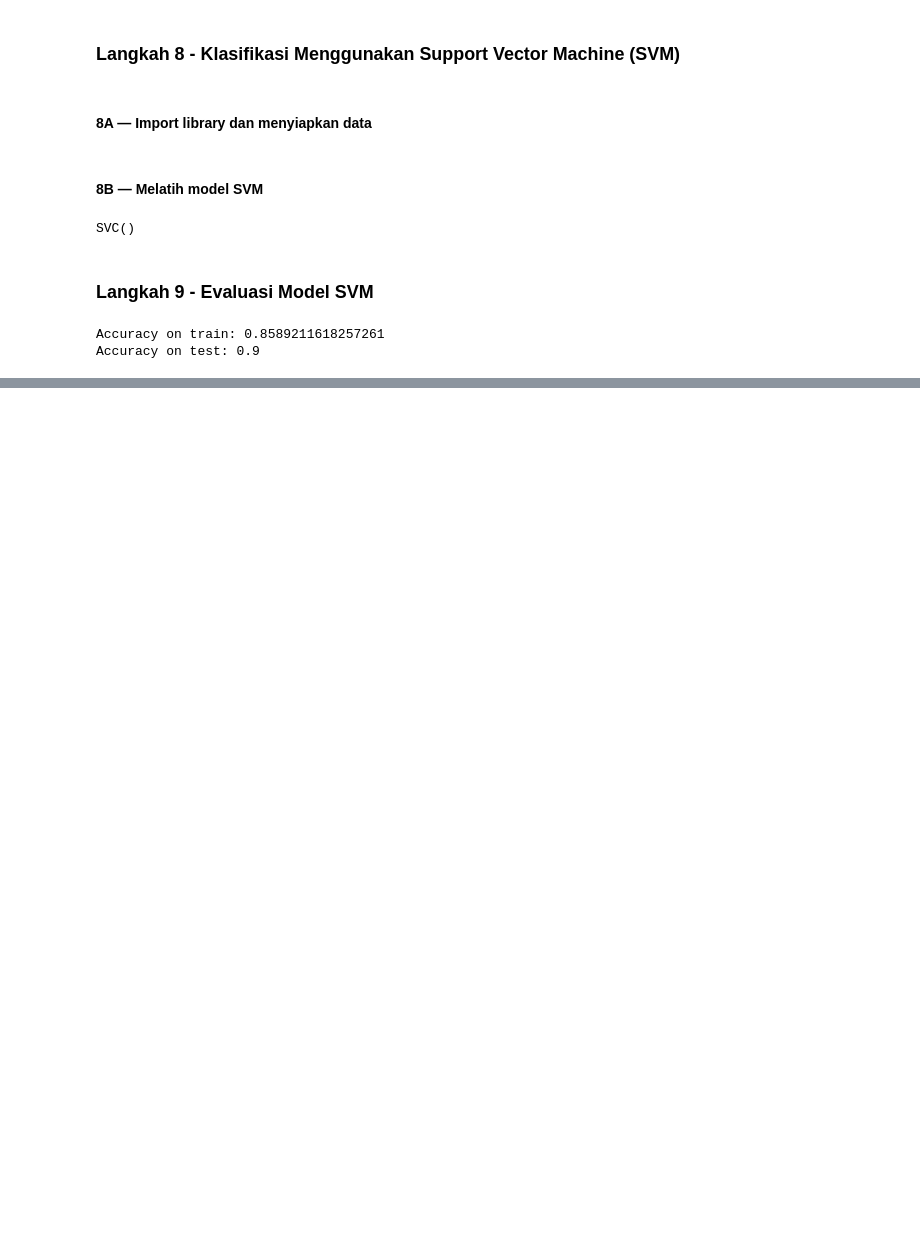
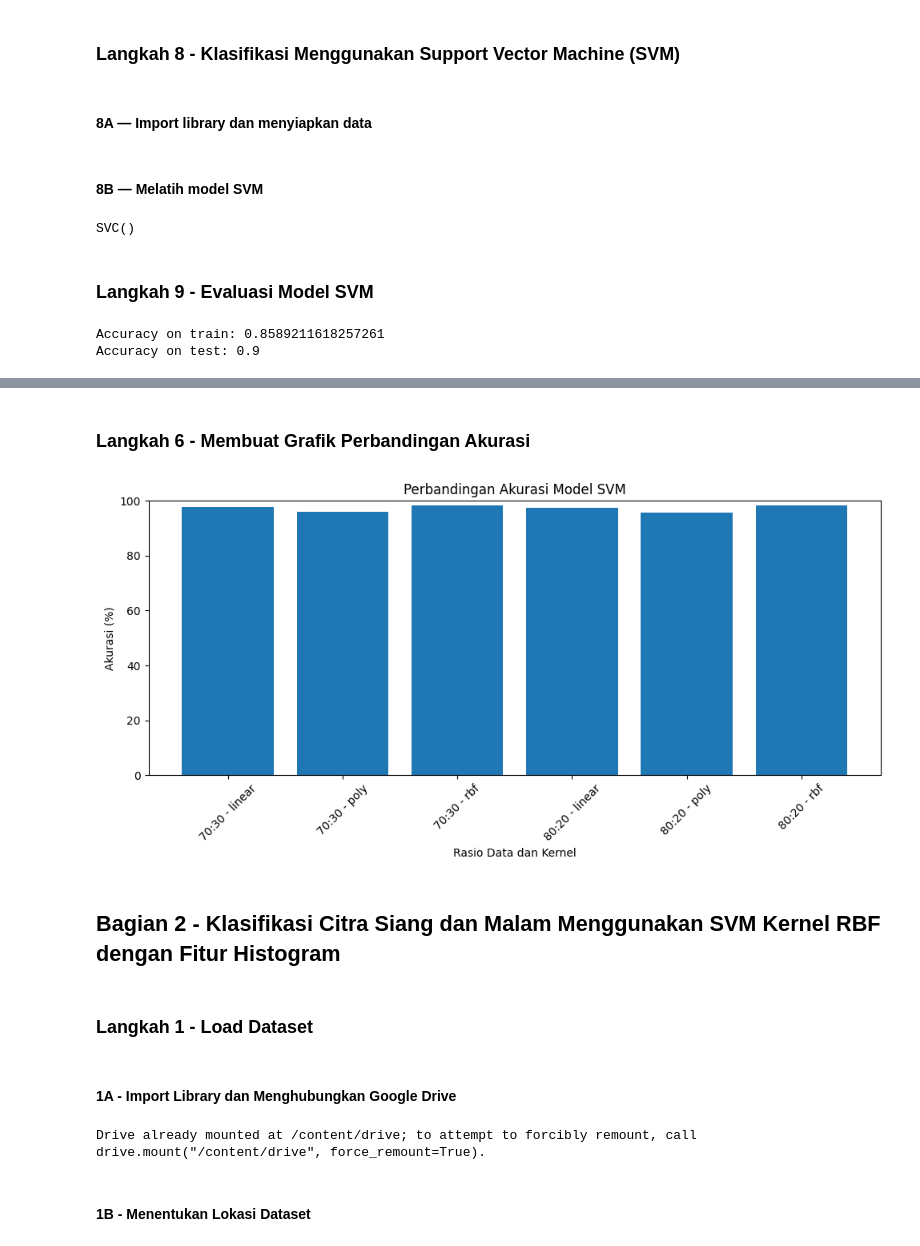
Before and after one commit to nurilhuda05/Pembelajaran_Mesin_2026, a Jupyter notebook: TG11_244107020004_Muhammad_Nuril_Huda.ipynb, the cells around one changed output, grey strips where cells are left out. Saved outputs shown, nothing was run; the diff lists cells and outputs as text; code cells hidden in the pictures; blank space fills up the shorter version.

```diff
--- a/TG11_244107020004_Muhammad_Nuril_Huda.ipynb
+++ b/TG11_244107020004_Muhammad_Nuril_Huda.ipynb
@@ -1130,0 +1137,10 @@ Accuracy on test: 0.9
+# %%
+import pandas as pd
+from google.colab import drive
+drive.mount('/content/drive')
+
+
+df = pd.read_csv(
+    '/content/drive/MyDrive/Semester 5/Pembelajaran Mesin/Data/voice.csv')
+
+df.head()
@@ -1130,0 +1330,47 @@ Accuracy on test: 0.9
+# %% [markdown]
+### **Langkah 6 - Membuat Grafik Perbandingan Akurasi**
+# %%
+import matplotlib.pyplot as plt
+
+# Membuat label untuk setiap model
+label_model = (
+    df_hasil['Rasio Data'] + ' - ' + df_hasil['Kernel']
+)
+
+
+plt.figure(figsize=(10, 5))
+plt.bar(label_model, df_hasil['Akurasi (%)'])
+
+
+plt.title('Perbandingan Akurasi Model SVM')
+plt.xlabel('Rasio Data dan Kernel')
+plt.ylabel('Akurasi (%)')
+
+plt.ylim(0, 100)
+plt.xticks(rotation=45)
+plt.tight_layout()
+
+
+plt.show()
+# %% [output]
+[figure, added]
+# %% [markdown]
+## **Bagian 2 - Klasifikasi Citra Siang dan Malam Menggunakan SVM Kernel RBF dengan Fitur Histogram**
+# %% [markdown]
+### **Langkah 1 - Load Dataset**
+# %% [markdown]
+#### **1A - Import Library dan Menghubungkan Google Drive**
+# %%
+from pathlib import Path
+import matplotlib.image as mpimg
+import matplotlib.pyplot as plt
+import cv2
+import numpy as np
+import pandas as pd
+
+from google.colab import drive
+drive.mount('/content/drive')
+# %% [output]
+Drive already mounted at /content/drive; to attempt to forcibly remount, call drive.mount("/content/drive", force_remount=True).
+# %% [markdown]
+#### **1B - Menentukan Lokasi Dataset**
```
Also changed, not shown: parts of 65 cells of this notebook.
